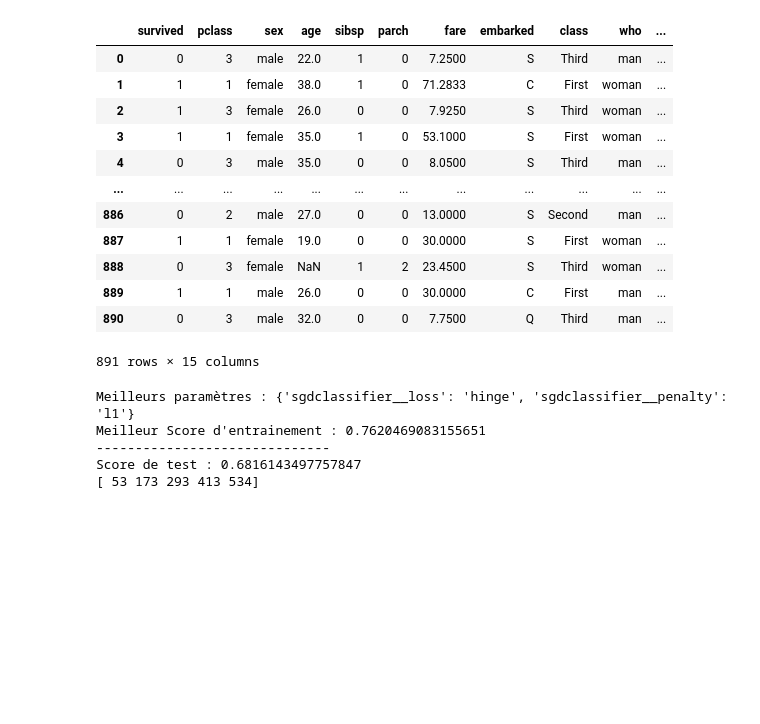
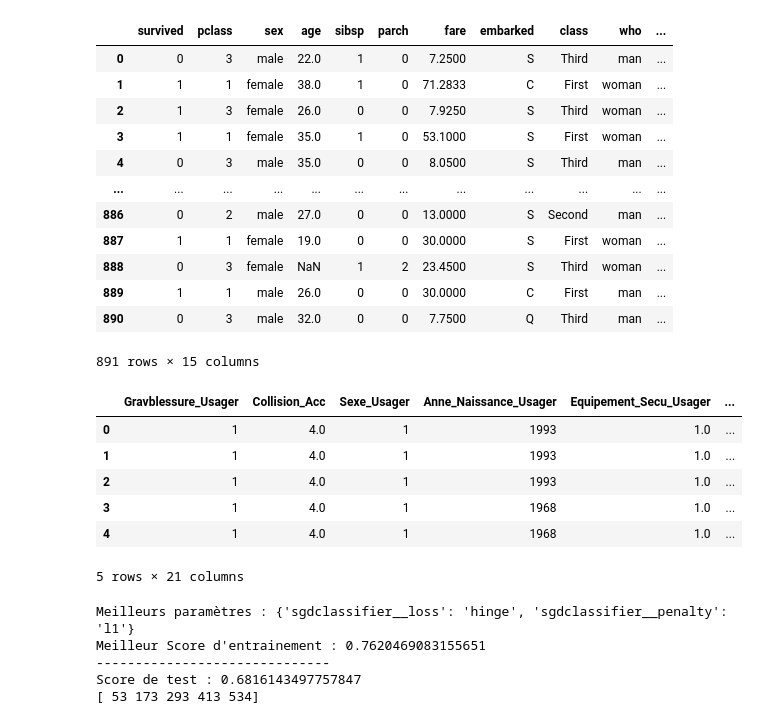
Before and after one commit to Assurance-Project-secure-road/analyse, a Jupyter notebook: Fonction prediction predichoc.ipynb, the cells around one changed output. Saved outputs shown, nothing was run; the diff lists cells and outputs as text; code cells hidden in the pictures; blank space fills up the shorter version.

```diff
--- a/Fonction prediction predichoc.ipynb
+++ b/Fonction prediction predichoc.ipynb
@@ -60,7 +60,7 @@ test de la connection
 
 Engine(postgresql://postgres:***@127.0.0.1:5432/predichoc)
 # %%
-data = pd.read_sql_query('SELECT "Sexe_Usager", "Anne_Naissance_Usager","Equipement_Secu_Usager","Commune_Acc","Equipement_Secu_Usager","Categorie_Vehicule","Type_motorisation_Vehicule","Nb_occupant_Vehicule","Categorie_Route","Circulation_Route","Nb_voie_Route","Vitesse_max_Route","Surface_Route","Categorie_Vehicule","Date_Acc","Lumiere_Acc","Meteo_Acc","Motif_Deplacer_Usager","Departement_Acc" FROM "Caracteristique" JOIN "Lieux" ON ("Caracteristique"."Num_Acc_id" = "Lieux"."Num_Acc_id") JOIN "Usager" ON ("Caracteristique"."Num_Acc_id" = "Usager"."Num_Acc_id") JOIN "Vehicule" ON ("Caracteristique"."Num_Acc_id" = "Vehicule"."Num_Acc_id");',connection)
+data = pd.read_sql_query('SELECT "Gravblessure_Usager", "Collision_Acc", "Sexe_Usager", "Anne_Naissance_Usager","Equipement_Secu_Usager","Commune_Acc","Equipement_Secu_Usager","Categorie_Vehicule","Type_motorisation_Vehicule","Nb_occupant_Vehicule","Categorie_Route","Circulation_Route","Nb_voie_Route","Vitesse_max_Route","Surface_Route","Categorie_Vehicule","Date_Acc","Lumiere_Acc","Meteo_Acc","Motif_Deplacer_Usager","Departement_Acc" FROM "Caracteristique" JOIN "Lieux" ON ("Caracteristique"."Num_Acc_id" = "Lieux"."Num_Acc_id") JOIN "Usager" ON ("Caracteristique"."Num_Acc_id" = "Usager"."Num_Acc_id") JOIN "Vehicule" ON ("Caracteristique"."Num_Acc_id" = "Vehicule"."Num_Acc_id");',connection)
 # %%
 data.to_csv(r'Data_ML_assurance.csv', index = False)
 # %%
@@ -182,3 +182,13 @@ titanic
 | 889 | 1 | 1 | male | 26.0 | 0 | 0 | 30.0000 | C | First | man | ... |
 | 890 | 0 | 3 | male | 32.0 | 0 | 0 | 7.7500 | Q | Third | man | ... |
 891 rows × 15 columns
+# %%
+data.head()
+# %% [output]
+|  | Gravblessure_Usager | Collision_Acc | Sexe_Usager | Anne_Naissance_Usager | Equipement_Secu_Usager | ... |
+| 0 | 1 | 4.0 | 1 | 1993 | 1.0 | ... |
+| 1 | 1 | 4.0 | 1 | 1993 | 1.0 | ... |
+| 2 | 1 | 4.0 | 1 | 1993 | 1.0 | ... |
+| 3 | 1 | 4.0 | 1 | 1968 | 1.0 | ... |
+| 4 | 1 | 4.0 | 1 | 1968 | 1.0 | ... |
+5 rows × 21 columns
```
Also changed, not shown: parts of 1 cell of this notebook, 1 other file.
